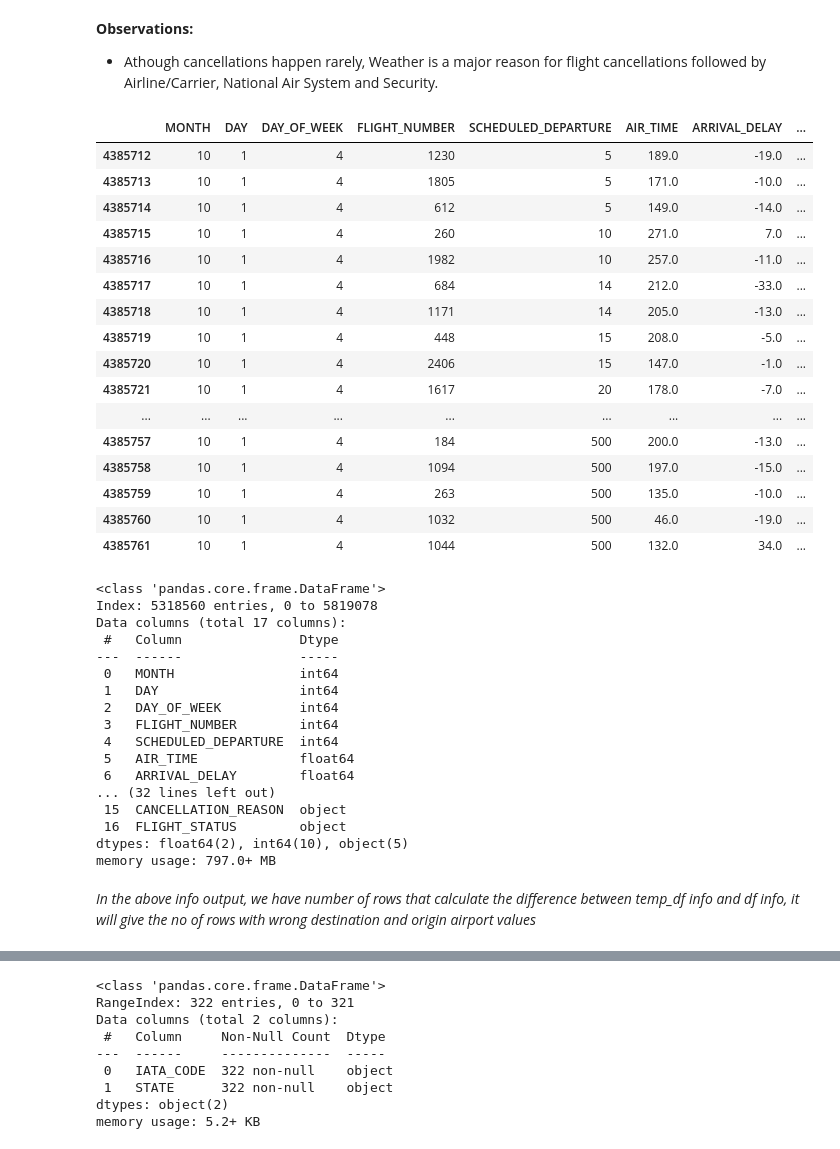
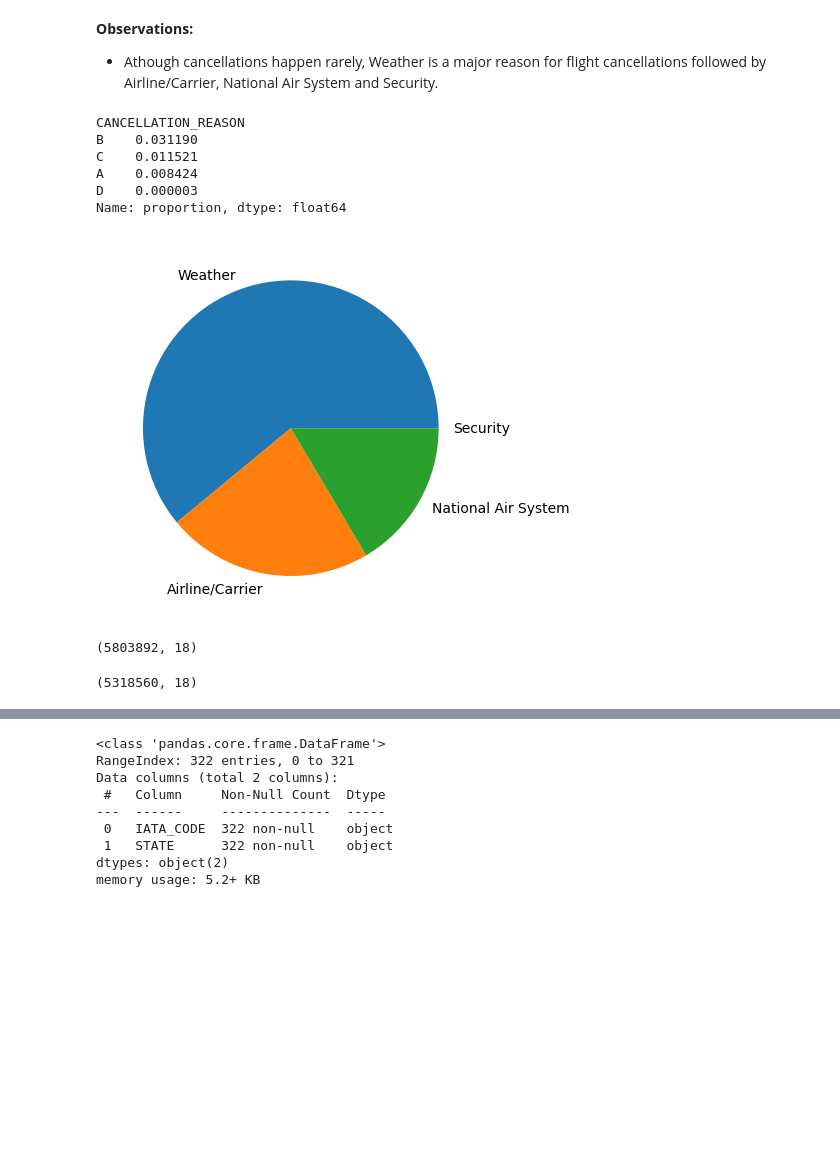
Before and after one commit to almostoutlier/Projects, a Jupyter notebook: Flights_Delay.ipynb, the cells around one changed output, grey strips where cells are left out. Saved outputs shown, nothing was run; the diff lists cells and outputs as text; code cells hidden in the pictures; blank space fills up the shorter version.

```diff
--- a/Flights_Delay.ipynb
+++ b/Flights_Delay.ipynb
@@ -372,12 +367,9 @@ conditions = [
 # create a list of the values we want to assign for each condition
 values = ['D', 'N', 'C']
 
-df=df.drop('CANCELLED', axis=1)
-needed_num_cols.remove("CANCELLED")
+# df=df.drop('CANCELLED', axis=1)
+# needed_num_cols.remove("CANCELLED")
 
 # create a new column and use np.select to assign values to it using our lists as arguments
 df['FLIGHT_STATUS'] = np.select(conditions, values)
 needed_cat_cols.append('FLIGHT_STATUS')
-
-# display updated DataFrame
-df.head()
@@ -488,52 +473,41 @@ Name: proportion, dtype: float64
 # %% [markdown]
 **Observations:**
 * Athough cancellations happen rarely, Weather is a major reason for flight cancellations followed by Airline/Carrier, National Air System and Security.
-# %%
-df[df['MONTH']==10].head(50)
-# %% [output]
-|  | MONTH | DAY | DAY_OF_WEEK | FLIGHT_NUMBER | SCHEDULED_DEPARTURE | AIR_TIME | ARRIVAL_DELAY | ... |
-| 4385712 | 10 | 1 | 4 | 1230 | 5 | 189.0 | -19.0 | ... |
-| 4385713 | 10 | 1 | 4 | 1805 | 5 | 171.0 | -10.0 | ... |
-| 4385714 | 10 | 1 | 4 | 612 | 5 | 149.0 | -14.0 | ... |
-| 4385715 | 10 | 1 | 4 | 260 | 10 | 271.0 | 7.0 | ... |
-| 4385716 | 10 | 1 | 4 | 1982 | 10 | 257.0 | -11.0 | ... |
-| 4385717 | 10 | 1 | 4 | 684 | 14 | 212.0 | -33.0 | ... |
-| 4385718 | 10 | 1 | 4 | 1171 | 14 | 205.0 | -13.0 | ... |
-| 4385719 | 10 | 1 | 4 | 448 | 15 | 208.0 | -5.0 | ... |
-| 4385720 | 10 | 1 | 4 | 2406 | 15 | 147.0 | -1.0 | ... |
-| 4385721 | 10 | 1 | 4 | 1617 | 20 | 178.0 | -7.0 | ... |
-| ... | ... | ... | ... | ... | ... | ... | ... | ... |
-| 4385757 | 10 | 1 | 4 | 184 | 500 | 200.0 | -13.0 | ... |
-| 4385758 | 10 | 1 | 4 | 1094 | 500 | 197.0 | -15.0 | ... |
-| 4385759 | 10 | 1 | 4 | 263 | 500 | 135.0 | -10.0 | ... |
-| 4385760 | 10 | 1 | 4 | 1032 | 500 | 46.0 | -19.0 | ... |
-| 4385761 | 10 | 1 | 4 | 1044 | 500 | 132.0 | 34.0 | ... |
+# %%
+# Filter the DataFrame to select only the rows where the value in the "airlines" column is "MQ"
+df_filtered = df[df['AIRLINE'] == 'MQ']
+
+# Calculate the cancellation reasons and normalize the values
+tmp = df_filtered['CANCELLATION_REASON'].value_counts(normalize=True)
+
+# Drop the 'NC' cancellation reason if present
+tmp = tmp.drop('NC')
+print(tmp)
+
+# Define labels for the pie chart
+l = ["Weather", "Airline/Carrier", "National Air System", "Security"]
+
+# Plot the pie chart
+plt.pie(tmp, labels=l)
+plt.show()
+# %% [output]
+CANCELLATION_REASON
+B    0.031190
+C    0.011521
+A    0.008424
+D    0.000003
+Name: proportion, dtype: float64
+[figure, added]
+# %%
+df.shape
+# %% [output]
+(5803892, 18)
 # %%
 filter1 = df["DESTINATION_AIRPORT"].isin(airports['IATA_CODE'])
 filter2 = df["ORIGIN_AIRPORT"].isin(airports['IATA_CODE'])
 
 # displaying data with both filter applied and mandatory
 temp_df=df[filter1 & filter2]
-temp_df.nunique()
-temp_df.info()
-df.info()
+temp_df.shape
 # %% [output]
-<class 'pandas.core.frame.DataFrame'>
-Index: 5318560 entries, 0 to 5819078
-Data columns (total 17 columns):
- #   Column               Dtype
----  ------               -----
- 0   MONTH                int64
- 1   DAY                  int64
- 2   DAY_OF_WEEK          int64
- 3   FLIGHT_NUMBER        int64
- 4   SCHEDULED_DEPARTURE  int64
- 5   AIR_TIME             float64
- 6   ARRIVAL_DELAY        float64
-... (32 lines left out)
- 15  CANCELLATION_REASON  object
- 16  FLIGHT_STATUS        object
-dtypes: float64(2), int64(10), object(5)
-memory usage: 797.0+ MB
+(5318560, 18)
-# %% [markdown]
-*In the above info output, we have number of rows that calculate the difference between temp_df info and df info, it will give the no of rows with wrong destination and origin airport values*
```
Also changed, not shown: parts of 111 cells of this notebook.
